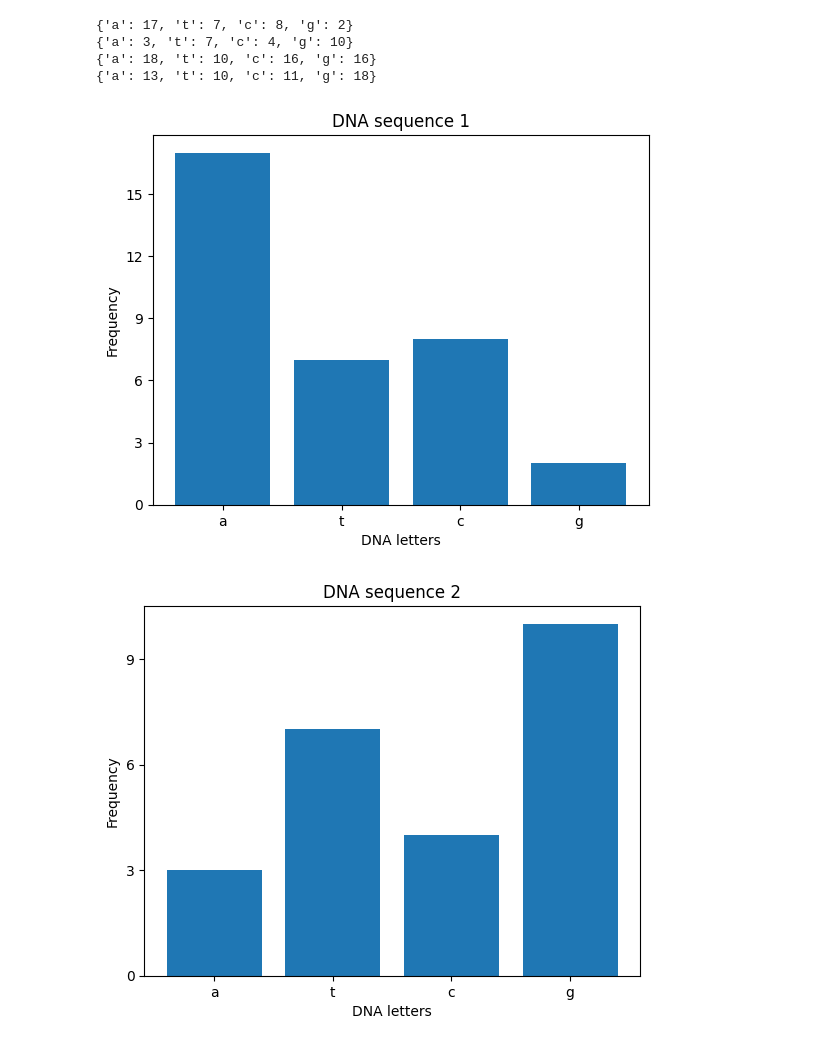
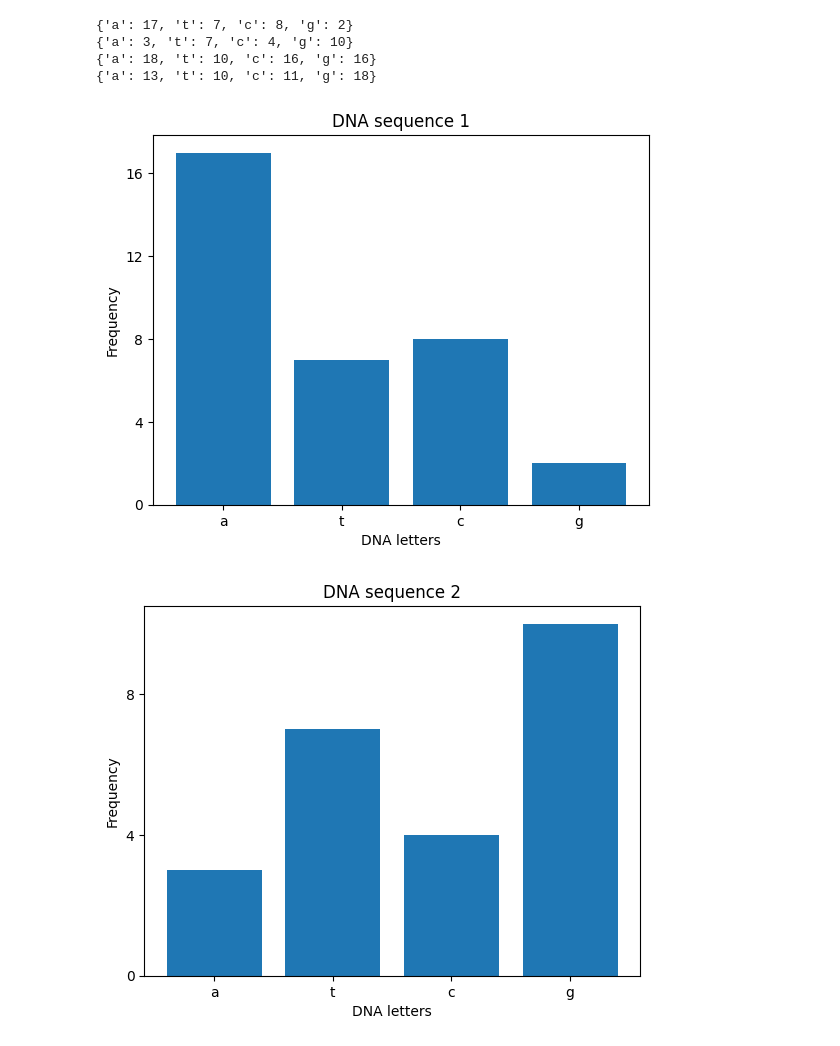
Before and after one commit to Anja-Sche/Lab1_Anja_Scherwall_DE25, a Jupyter notebook: Lab1.ipynb, the cells around one changed output. Cells and saved outputs as stored; diff of their text form; code cells hidden in the pictures.

```diff
--- a/Lab1.ipynb
+++ b/Lab1.ipynb
@@ -37,43 +15,55 @@ def print_chart(x):
+# %%
+#function to chart each list of digits with the list of letters
+def print_chart(letter_list, digit_list):
+    x=1
+    for digit in digit_list: #go through each list in the list of numbers
+        fig=plt.figure()
+        ax=plt.axes()
+        ax.bar(letter_list, digit)
+        ax.set(xlabel='DNA letters', ylabel='Frequency', title=(f"DNA sequence {x}"))
+        ax.yaxis.set_major_locator(ticker.MultipleLocator(4)) #decide the spacing in y-axel and avoid decimals. Got idea from Rikard O
+        x+=1 #to get the name (digit) of the chart updated with each loop
 # %%
-data_file = read_file("dna_raw.txt")
-if data_file != None:
+data_file = read_dna_file("dna_raw.txt") #call function, try if it can read file and return text
+if data_file != None:  #if it is right file type, continue with code
 
+    dna_data_strings = [] #create list to put the clean sequences in
     #clean the sequences
-    data_strings = []
+    data_file = data_file.split("\n>")
     for data in data_file:
-        y=data[5:].lower()
+        y = data[5:].lower()
         y = re.sub("\n", "", y)
-        data_strings.append(y)
-    data_strings
+        dna_data_strings.append(y)
 
-    #created a dictionary
+    #create a dictionary with the letters and give value 0
     dna_data = {value: 0 for key, value in enumerate("atcg")}
 
-    #count each letter ad pair with the letter in the dict
-    #put each dict in a new list
-    count_result = []
-    for x in range(len(data_strings)):
+    #count each letter in each sequence and pair with the letters in dictionary
+    count_list = []
+    for x in range(len(dna_data_strings)):
             for key, value in dna_data.items():
-                dna_data['a'] = data_strings[x].count("a")
-                dna_data['t'] = data_strings[x].count("t")
-                dna_data['c'] = data_strings[x].count("c")
-                dna_data['g'] = data_strings[x].count("g")
-            print(dna_data)  #to see that I manage to count an put in to dict
+                dna_data['a'] = dna_data_strings[x].count("a")
+                dna_data['t'] = dna_data_strings[x].count("t")
+                dna_data['c'] = dna_data_strings[x].count("c")
+                dna_data['g'] = dna_data_strings[x].count("g")
+            print(dna_data)  #see the dicts in output
+
+            # extract the key and value of the dicts in to lists to be able to put in chart later
             letters = list(dna_data.keys())
             count = list(dna_data.values())
-            count_result.append(count)
-    #Found this webbsite for explanation to extract keys and values in dicts before putting them in chart
-    # https://pythonguides.com/matplotlib-plot-bar-chart-from-dict-python/
+            count_list.append(count) #add the lists of numbers to a list each loop
 
+            #found webbsite with explanation to extract keys and values in dicts before putting them in charts
+            #https://pythonguides.com/matplotlib-plot-bar-chart-from-dict-python/
 
-    i=0
-    print_chart(i)
-else:
-    print("Try again")
+    print_chart(letters, count_list) #call function to print charts
+
+else: #if return from read_file is None (not right argument type), print the message
+    print("Try another file")
 # %% [output]
 {'a': 17, 't': 7, 'c': 8, 'g': 2}
 {'a': 3, 't': 7, 'c': 4, 'g': 10}
 {'a': 18, 't': 10, 'c': 16, 'g': 16}
 {'a': 13, 't': 10, 'c': 11, 'g': 18}
-[figure, old version]
+[figure, new version]
-[figure, old version]
+[figure, new version]
```
Also changed, not shown: parts of 5 cells of this notebook.
